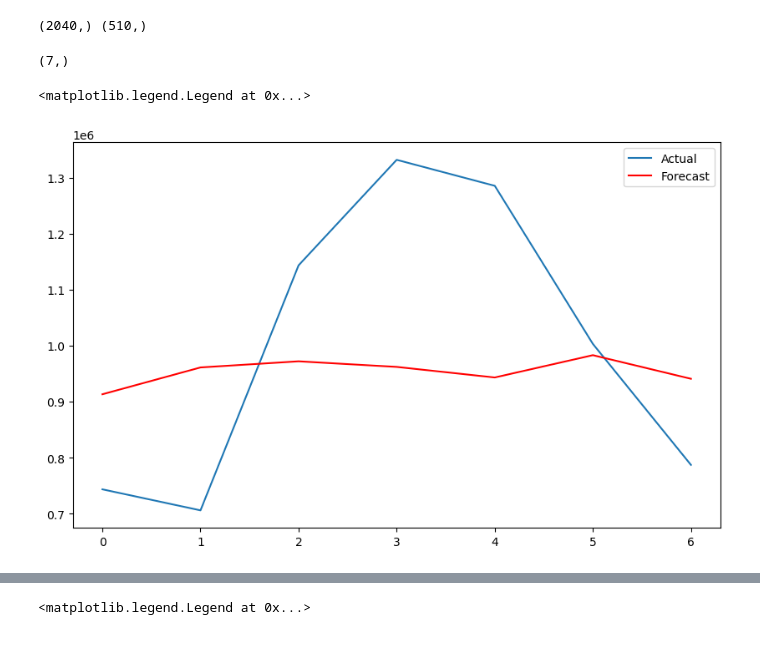
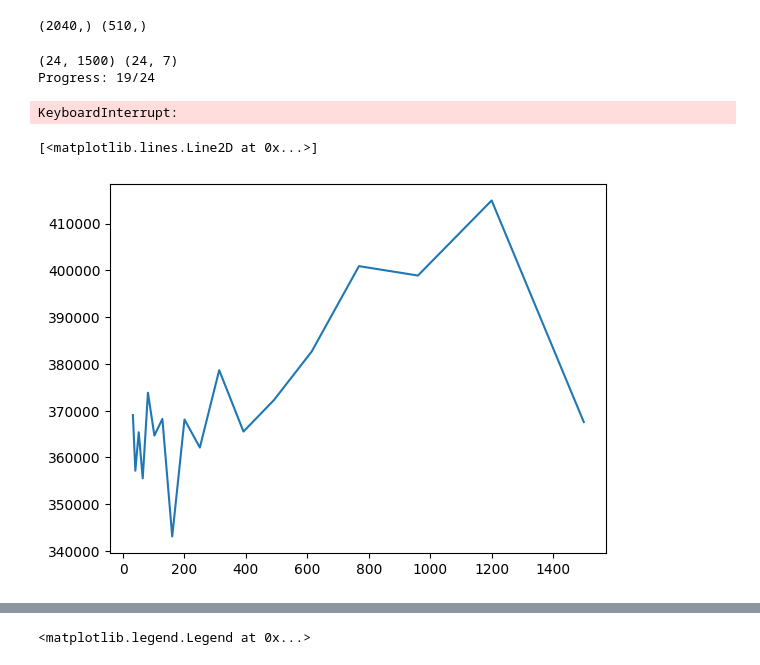
Before and after one commit to gpassoni/forecasting2024, a Jupyter notebook: merged.ipynb, the cells around one changed output, grey strips where cells are left out. Saved outputs shown, nothing was run; the diff lists cells and outputs as text; code cells hidden in the pictures.

Commit message:
models + optimization

```diff
--- a/merged.ipynb
+++ b/merged.ipynb
@@ -365,24 +370,48 @@ y_prova = y_data[1]
-# %%
-from statsmodels.tsa.arima.model import ARIMA
-from tqdm import tqdm
-
-arima = ARIMA(x_prova, order=(7, 1, 1))
-arima = arima.fit()
-
-forecast = arima.forecast(steps=7)
-
-forecast = pd.Series(forecast).reset_index(drop=True)
-forecast.shape
-# %% [output]
-(7,)
-# %%
-plt.figure(figsize=(10, 6))
-plt.plot(y_prova, label='Actual')
-plt.plot(forecast, label='Forecast', color='red')
-plt.legend()
-# %% [output]
-<matplotlib.legend.Legend at 0x...>
-[figure, removed]
+# %%
+condition = True
+history = 1500
+serie = df_filtered.Revenue.values[:int(len(df_filtered)*0.6)]
+
+results = []
+
+while condition:
+    x_test, y_test = xy_to_reshape(serie, history, 7)
+
+    # fix a maximum ammount of rows
+    if x_test.shape[0] > 365:
+        # sample 500 random samples from xtest and y test
+        idx = np.random.choice(x_test.shape[0], 365, replace=False)
+        x_test = x_test[idx]
+        y_test = y_test[idx]
+
+    print(x_test.shape, y_test.shape)
+
+    preds = model_predict(x_test, y_test)
+
+    rmses = []
+    for i in range(7):
+        rmses.append(rmse(y_test[:, i], preds[:, i]))
+
+    print(history, np.mean(rmses))
+    results.append([np.mean(rmses), history])
+
+
+    history = history / 100 * 60
+    history = int(history)
+
+    if history < 30:
+        condition = False
+# %% [output]
+(24, 1500) (24, 7)
+Progress: 19/24
+KeyboardInterrupt:
+# %%
+results = pd.DataFrame(results, columns=["RMSE", "History"])
+
+plt.plot(results.History, results.RMSE)
+# %% [output]
+[<matplotlib.lines.Line2D at 0x...>]
+[figure, added]
 # %%
 def cast_df(y, df):
     h = len(y)
```
Also changed, not shown: parts of 4 cells of this notebook.
